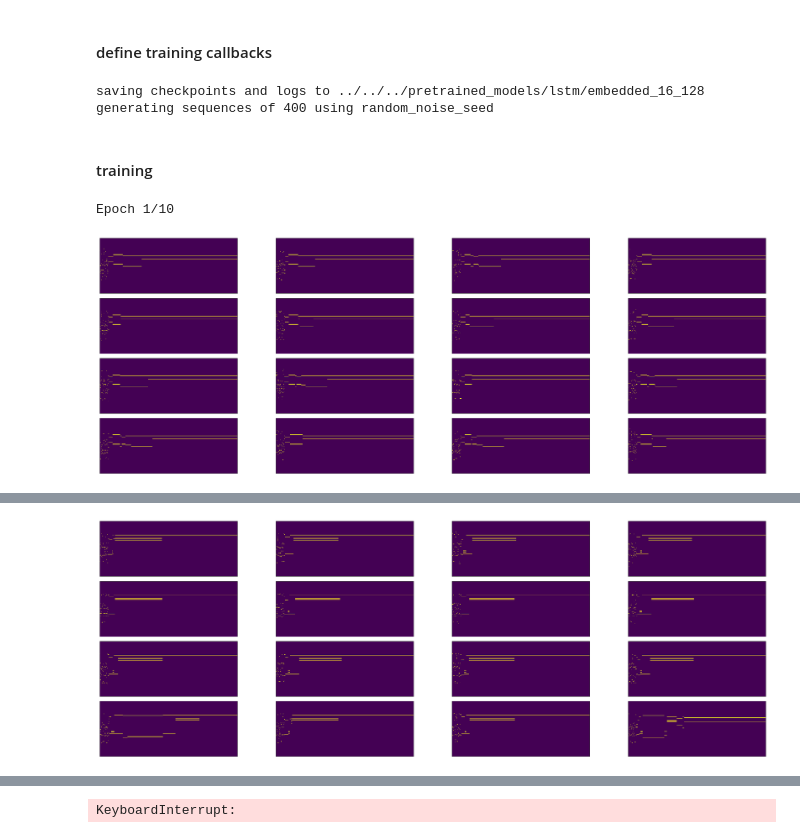
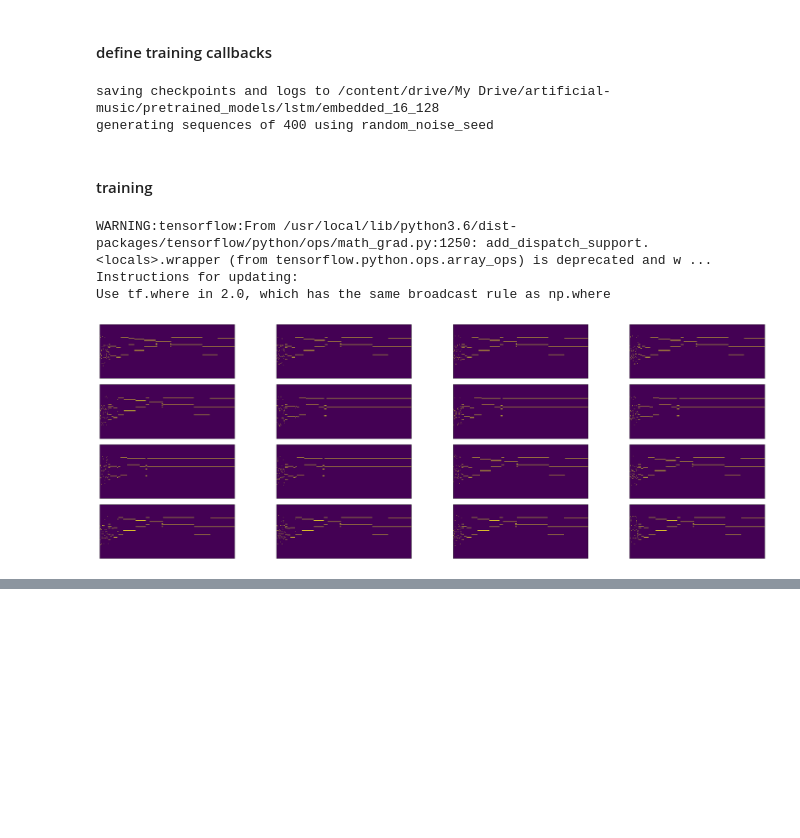
Before and after one commit to GrzegorzKazana/artificial-music, a Jupyter notebook: src/training/lstm/LSTM.ipynb, the cells around one changed output, grey strips where cells are left out. Saved outputs shown, nothing was run; the diff lists cells and outputs as text; code cells hidden in the pictures; blank space fills up the shorter version.

```diff
--- a/src/training/lstm/LSTM.ipynb
+++ b/src/training/lstm/LSTM.ipynb
@@ -129,7 +144,7 @@ os.makedirs(experiment_path, exist_ok=True)
 print(f'saving checkpoints and logs to {experiment_path}')
 
 # logging disabled for now
-log_callback = ModelAndLogSavingCallback(model, '')# experiment_path)
+log_callback = ModelAndLogSavingCallback(model, experiment_path)
 
 # generating callback
 from src.generating.generating import recurrent_generate
@@ -156,7 +171,7 @@ print(f'generating sequences of {GENERATED_SEQ_LENGTH} using {METHOD}')
 
 gen_callback = GeneratingAndPlottingCallback(model, sparse_sample_generator, seed_generator)
 # %% [output]
-saving checkpoints and logs to ../../../pretrained_models/lstm/embedded_16_128
+saving checkpoints and logs to /content/drive/My Drive/artificial-music/pretrained_models/lstm/embedded_16_128
 generating sequences of 400 using random_noise_seed
 # %% [markdown]
 #### training
@@ -169,22 +184,24 @@ minutes_elapsed = 0
 data_gen = dataset_gen(vectorized_tracks, WINDOW_SIZE, BATCH_SIZE)
 test_gen = dataset_gen(vectorized_tracks, WINDOW_SIZE, BATCH_SIZE)
 # %%
-EPOCHS = 10
+EPOCHS = 1
 STEPS_PER_EPOCH = 100
 TEST_STEPS = 1
 
 start_time = time()
 model.fit_generator(
     data_gen,
     steps_per_epoch=STEPS_PER_EPOCH,
     epochs=EPOCHS,
     validation_data=test_gen,
     validation_steps=TEST_STEPS,
     callbacks=[log_callback, gen_callback]
 )
 
 minutes_elapsed += (time() - start_time) // 60
 epochs_elapsed += EPOCHS
 # %% [output]
-Epoch 1/10
+WARNING:tensorflow:From /usr/local/lib/python3.6/dist-packages/tensorflow/python/ops/math_grad.py:1250: add_dispatch_support.<locals>.wrapper (from tensorflow.python.ops.array_ops) is deprecated and w ...
+Instructions for updating:
+Use tf.where in 2.0, which has the same broadcast rule as np.where
-[figure, old version]
+[figure, new version]
@@ -193 +208,0 @@ Epoch 2/10
-[figure, removed]
@@ -196 +208,0 @@ Epoch 3/10
-KeyboardInterrupt:
```
Also changed, not shown: parts of 7 cells of this notebook.
